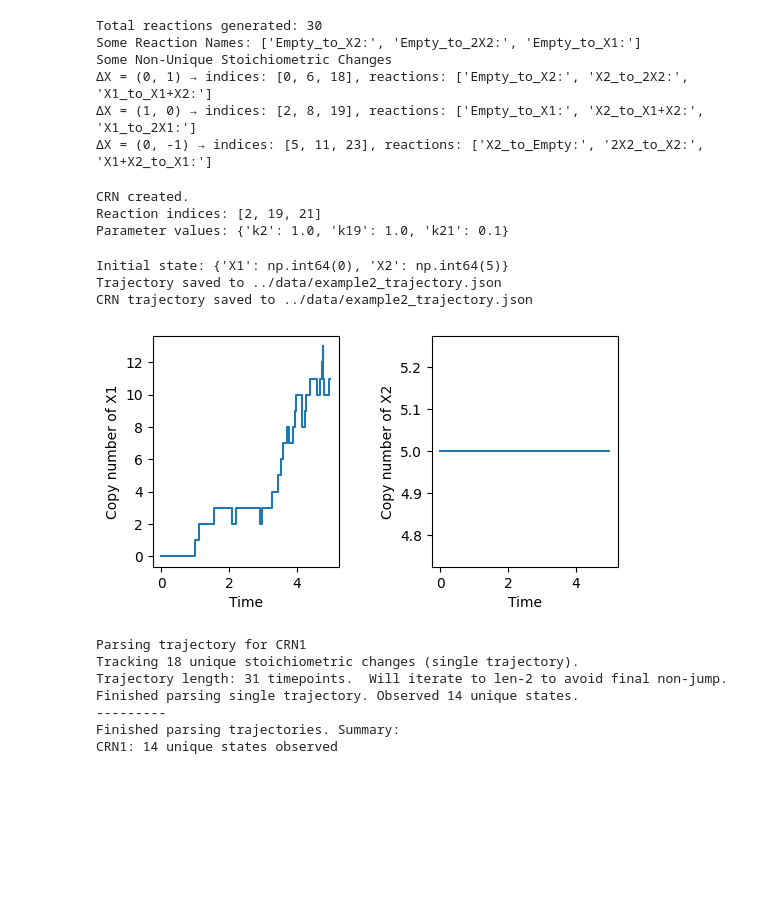
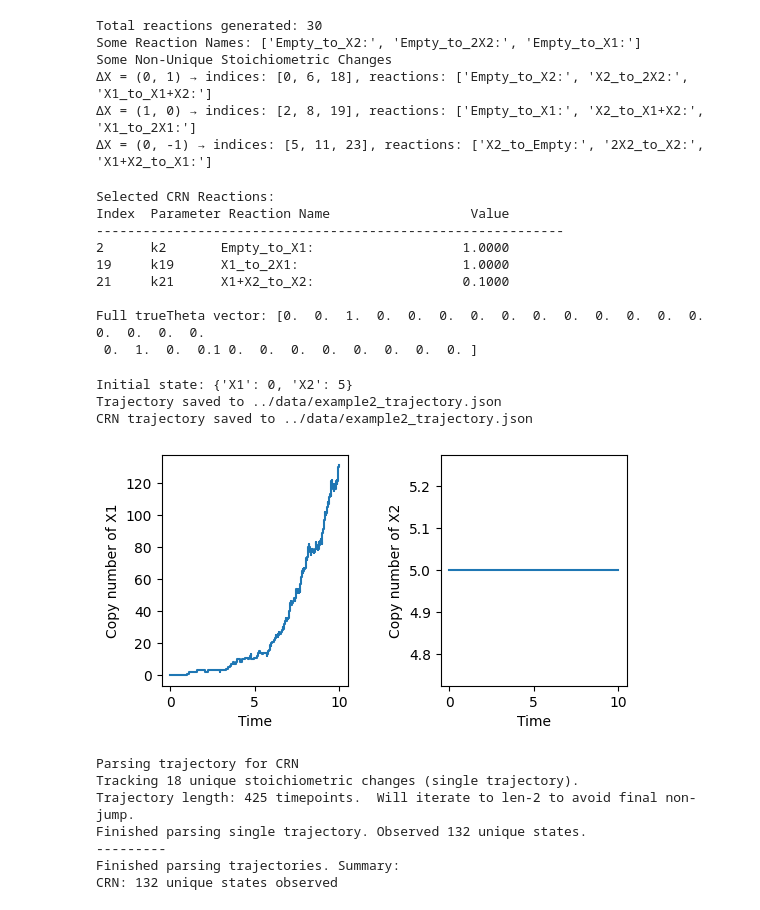
Before and after one commit to ssindiUCM/BayesCRNInference, a Jupyter notebook: examples/example2.ipynb, the cells around one changed output. Drawn from its saved outputs; the diff is of its cells as text; code cells hidden in the pictures; blank space fills up the shorter version.

```diff
--- a/examples/example2.ipynb
+++ b/examples/example2.ipynb
@@ -56,13 +57,13 @@ Some Non-Unique Stoichiometric Changes
 selected_rxns  = ["Empty_to_X1", "X1_to_2X1","X1+X2_to_X2"]
 selected_rates = [1.0, 1.0,0.1]  # "Empty_to_X1", "X1_to_2X1","X2+X1_to_X2"
 
-
 (CRN_stoichiometric_matrix,
-CRN_reaction_names,
+ CRN_reaction_names,
  CRN_parameter_names,
  CRN_propensities,
+ trueTheta,
  CRN_parameter_values,
- CRN_indices) = build_subCRN_from_names(
+ CRN_indices) = build_CRN_byNameSelection(
     reactant_matrix,
     product_matrix,
     stoichiometric_matrix,
@@ -70,8 +71,10 @@ CRN_reaction_names,
     parameter_names,
     species_names,
     selected_names=selected_rxns,
-    rates=selected_rates
+    rates=selected_rates,
+    verbose=True
 )
+
 
 rn = CRN(
     species_names=species_names,
@@ -80,58 +83,60 @@ rn = CRN(
     reaction_names=CRN_reaction_names,
     propensities=CRN_propensities
 )
-
-print("CRN created.")
-print("Reaction indices:", CRN_indices)
-print("Parameter values:", CRN_parameter_values)
 # %% [output]
-CRN created.
-Reaction indices: [2, 19, 21]
-Parameter values: {'k2': 1.0, 'k19': 1.0, 'k21': 0.1}
+Selected CRN Reactions:
+Index  Parameter Reaction Name                  Value
+------------------------------------------------------------
+2      k2       Empty_to_X1:                   1.0000
+19     k19      X1_to_2X1:                     1.0000
+21     k21      X1+X2_to_X2:                   0.1000
+
+Full trueTheta vector: [0.  0.  1.  0.  0.  0.  0.  0.  0.  0.  0.  0.  0.  0.  0.  0.  0.  0.
+ 0.  1.  0.  0.1 0.  0.  0.  0.  0.  0.  0.  0. ]
 # %%
 data_dir = "../data"  # relative to examples/ folder
 os.makedirs(data_dir, exist_ok=True)
 
 ###############################
 # Generate trajectory for CRN #
 ###############################
 # Example: 2D species, X1 starts at 0, X2 starts at 10
 species_min = [0, 5]
 species_max = [0, 5]
 
 time_list, state_list = generate_single_trajectory(
     rn,
     CRN_parameter_values,
     species_names,
-    finalTime=5,   # adjust as needed
+    finalTime=10,   # adjust as needed
     minVal=species_min,
     maxVal=species_max,
     seed=42          # for reproducibility
 )
 
 trajectory_file = os.path.join(data_dir, "example2_trajectory.json")
 save_trajectory(time_list, state_list, filename=trajectory_file)
 print(f"CRN trajectory saved to {trajectory_file}")
 # %% [output]
-Initial state: {'X1': np.int64(0), 'X2': np.int64(5)}
+Initial state: {'X1': 0, 'X2': 5}
 Trajectory saved to ../data/example2_trajectory.json
 CRN trajectory saved to ../data/example2_trajectory.json
-[figure, old version]
+[figure, new version]
 # %%
-# Parse trajectories for CRN1
-print("Parsing trajectory for CRN1")
+# Parse trajectories for CRN
+print("Parsing trajectory for CRN")
 unique_changes, unique_states, jump_counts, waiting_times, propensities = parse_trajectory(
     state_list, time_list, reactant_matrix, compatible_reactions,verbose=True)
 print("---------")
 # Print basic summary
 print("Finished parsing trajectories. Summary:")
-print(f"CRN1: {len(unique_states)} unique states observed")
+print(f"CRN: {len(unique_states)} unique states observed")
 # %% [output]
-Parsing trajectory for CRN1
+Parsing trajectory for CRN
 Tracking 18 unique stoichiometric changes (single trajectory).
-Trajectory length: 31 timepoints.  Will iterate to len-2 to avoid final non-jump.
-Finished parsing single trajectory. Observed 14 unique states.
+Trajectory length: 425 timepoints.  Will iterate to len-2 to avoid final non-jump.
+Finished parsing single trajectory. Observed 132 unique states.
 ---------
 Finished parsing trajectories. Summary:
-CRN1: 14 unique states observed
+CRN: 132 unique states observed
 # %%
```
Also changed, not shown: parts of 5 cells of this notebook, 5 other files.
